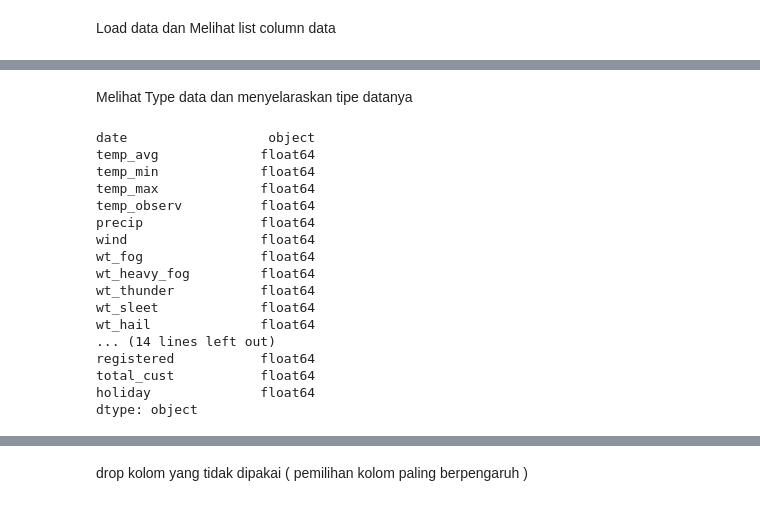
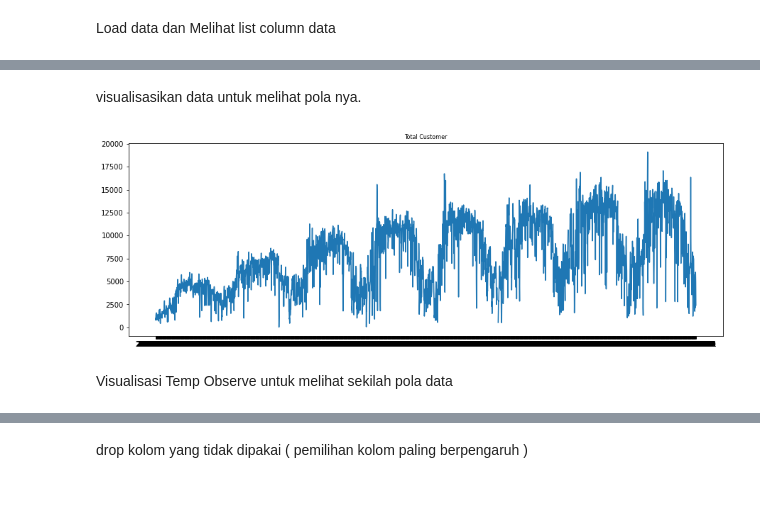
Before and after one commit to yunusffz/ml-terapan-proyek-1, a Jupyter notebook: model/Proyek_Pertama_ML_Terapan.ipynb, the cells around one changed output, grey strips where cells are left out. Saved outputs shown, nothing was run; the diff lists cells and outputs as text; code cells hidden in the pictures.

Commit message:
add images

```diff
--- a/model/Proyek_Pertama_ML_Terapan.ipynb
+++ b/model/Proyek_Pertama_ML_Terapan.ipynb
@@ -16,23 +24,15 @@ df.head()
-# %% [markdown]
-Melihat Type data dan menyelaraskan tipe datanya
-# %%
-print(df.dtypes)
-df['total_cust'] = df['total_cust'].astype(float)
-# %% [output]
-date                  object
-temp_avg             float64
-temp_min             float64
-temp_max             float64
-temp_observ          float64
-precip               float64
-wind                 float64
-wt_fog               float64
-wt_heavy_fog         float64
-wt_thunder           float64
-wt_sleet             float64
-wt_hail              float64
-... (14 lines left out)
-registered           float64
-total_cust           float64
-holiday              float64
-dtype: object
+# %% [markdown]
+visualisasikan data untuk melihat pola nya.
+# %%
+dates = df['date'].values
+viz_data  = df['total_cust'].values
+
+
+plt.figure(figsize=(15,5))
+plt.plot(dates, viz_data)
+plt.title('Total Customer',
+          fontsize=8);
+# %% [output]
+[figure, added]
+# %% [markdown]
+Visualisasi Temp Observe untuk melihat sekilah pola data
```
Also changed, not shown: parts of 29 cells of this notebook, 4 other files.
